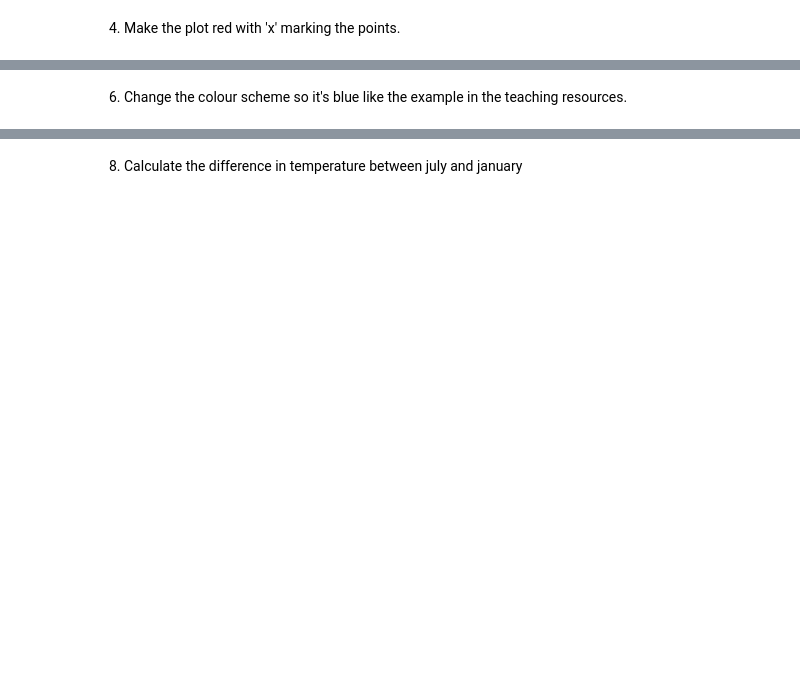
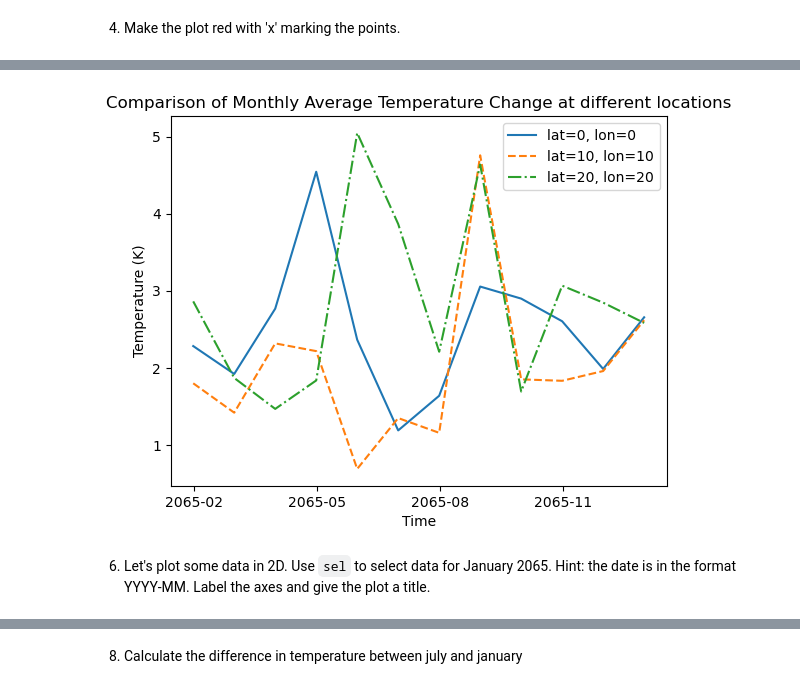
Before and after one commit to ncasuk/ncas-isc, a Jupyter notebook: python-data/solutions/ex02_plotting_and_aggregation.ipynb, the cells around one changed output, grey strips where cells are left out. Saved outputs shown, nothing was run; the diff lists cells and outputs as text; code cells hidden in the pictures; blank space fills up the shorter version.

```diff
--- a/python-data/solutions/ex02_plotting_and_aggregation.ipynb
+++ b/python-data/solutions/ex02_plotting_and_aggregation.ipynb
@@ -45,4 +90,22 @@ We'll be covering matplotlib in more detail later, but here are some options for
 # %%
-# smthn here
+import matplotlib.pyplot as plt
+
+# Extract the time series for each location
+temp_1 = temperature.isel(lat=0, lon=0)
+temp_2 = temperature.isel(lat=10, lon=10)
+temp_3 = temperature.isel(lat=20, lon=20)
+
+# Plot the time series for each location
+plt.plot(temp_1['time'], temp_1, label='lat=0, lon=0')
+plt.plot(temp_2['time'], temp_2, label='lat=10, lon=10', linestyle='--')
+plt.plot(temp_3['time'], temp_3, label='lat=20, lon=20', linestyle='-.')
+
+plt.title('Comparison of Monthly Average Temperature Change at different locations')
+plt.ylabel('Temperature (K)')
+plt.xlabel('Time')
+plt.legend()
+plt.show()
+# %% [output]
+[figure, added]
 # %% [markdown]
-6. Change the colour scheme so it's blue like the example in the teaching resources.
+6. Let's plot some data in 2D. Use `sel` to select data for January 2065. Hint: the date is in the format YYYY-MM. Label the axes and give the plot a title.
```
Also changed, not shown: parts of 33 cells of this notebook, 9 other files.
